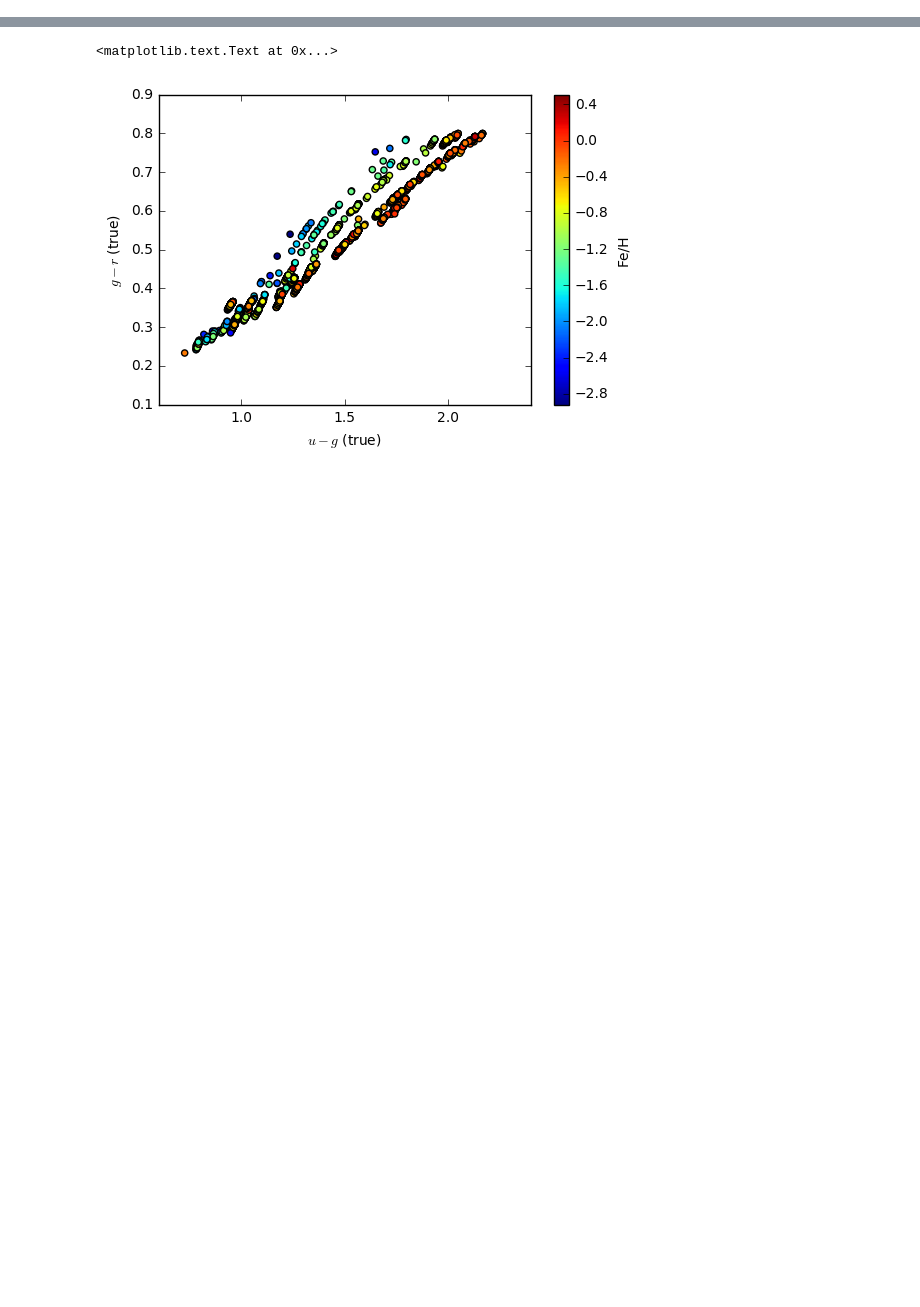
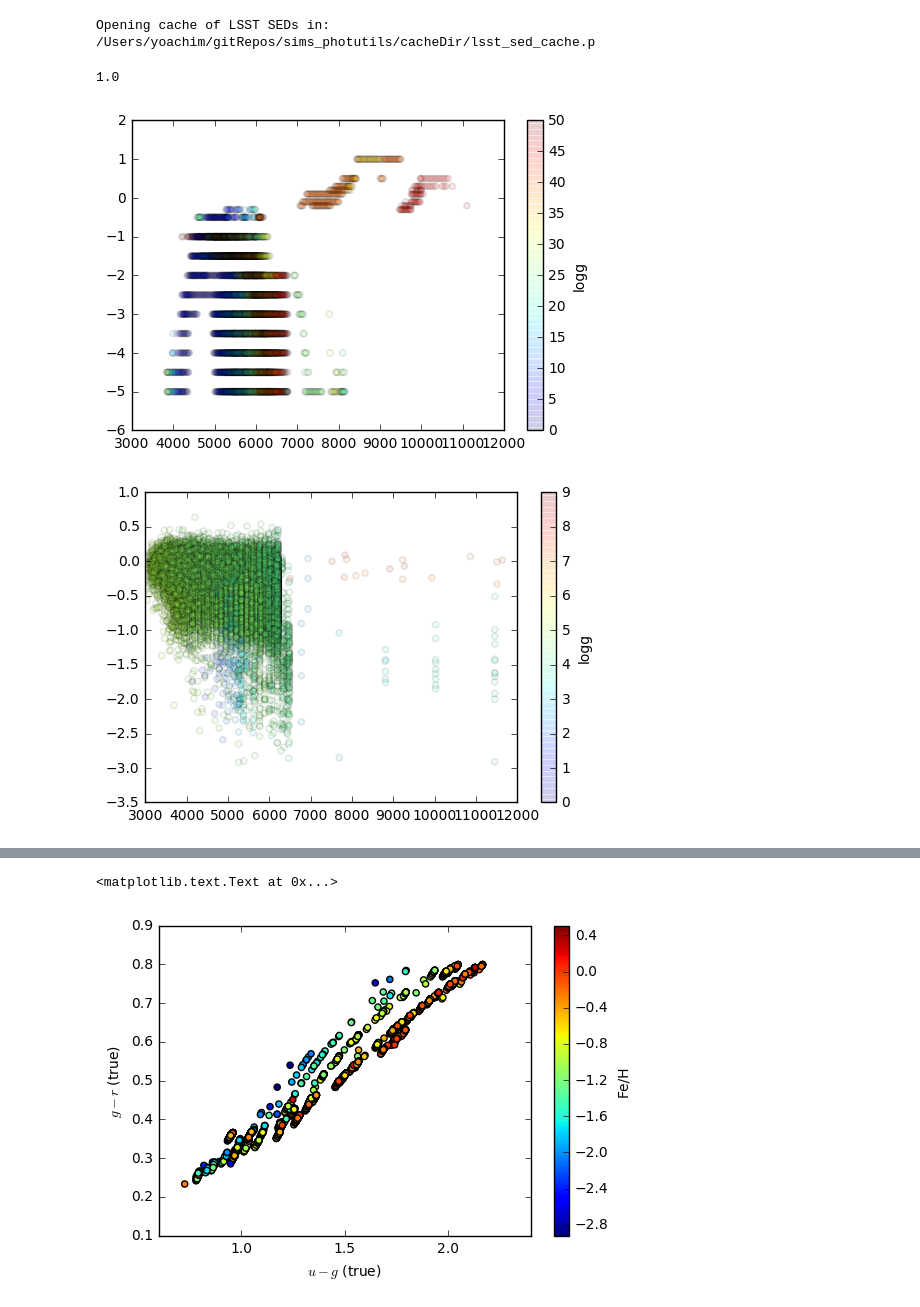
Before and after one commit to lsst-sims/sims_gaia_calib, a Jupyter notebook: python/predict_u_filter.ipynb, the cells around one changed output, grey strips where cells are left out. Cells and saved outputs as stored; diff of their text form; code cells hidden in the pictures; blank space fills up the shorter version.

```diff
--- a/python/predict_u_filter.ipynb
+++ b/python/predict_u_filter.ipynb
@@ -28,3 +33,9 @@ filters = ['u', 'u_truncated', 'g', 'r', 'i', 'z', 'y', 'y_truncated']
 for fn in filters:
     diff = stars[fn+'_noiseless'][good]-stars[fn+'_true'][good]
     stars[fn][good] -= diff
+# %%
+# initialize the stellar SED cache
+ack = pu.read_close_Kurucz(6000., 0., 20.)
+# %% [output]
+Opening cache of LSST SEDs in:
+/Users/yoachim/gitRepos/sims_photutils/cacheDir/lsst_sed_cache.p
@@ -30,0 +60,24 @@ for fn in filters:
+# %%
+pu.read_close_Kurucz.param_combos['feH'].max()
+# %% [output]
+1.0
+# %%
+plt.figure()
+plt.scatter(pu.read_close_Kurucz.param_combos['teff'], pu.read_close_Kurucz.param_combos['feH'],
+            c=pu.read_close_Kurucz.param_combos['logg'], alpha=.1)
+cb = plt.colorbar()
+cb.set_label('logg')
+
+plt.figure()
+#plt.scatter(pu.read_close_Kurucz.param_combos['teff'], pu.read_close_Kurucz.param_combos['logg'] ,
+#            c=pu.read_close_Kurucz.param_combos['feH'], alpha=.1)
+#cb = plt.colorbar()
+#cb.set_label('Fe/H')
+
+plt.scatter(stars['teff'], stars['feH'], c=stars['logg'], alpha=.1)
+plt.xlim([3000,12000])
+cb = plt.colorbar()
+cb.set_label('logg')
+# %% [output]
+[figure, added]
+[figure, added]
```
Also changed, not shown: parts of 9 cells of this notebook.
